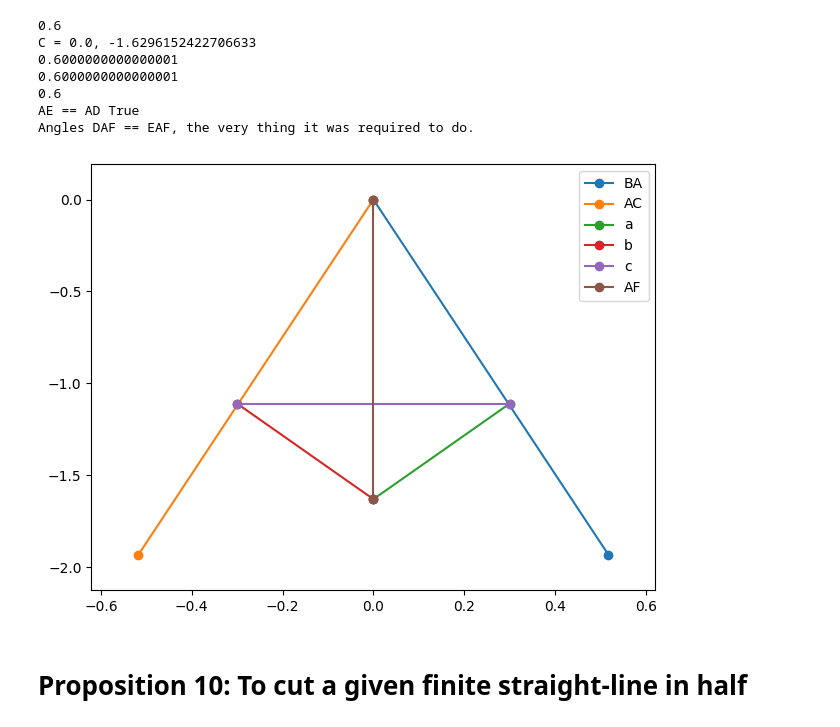
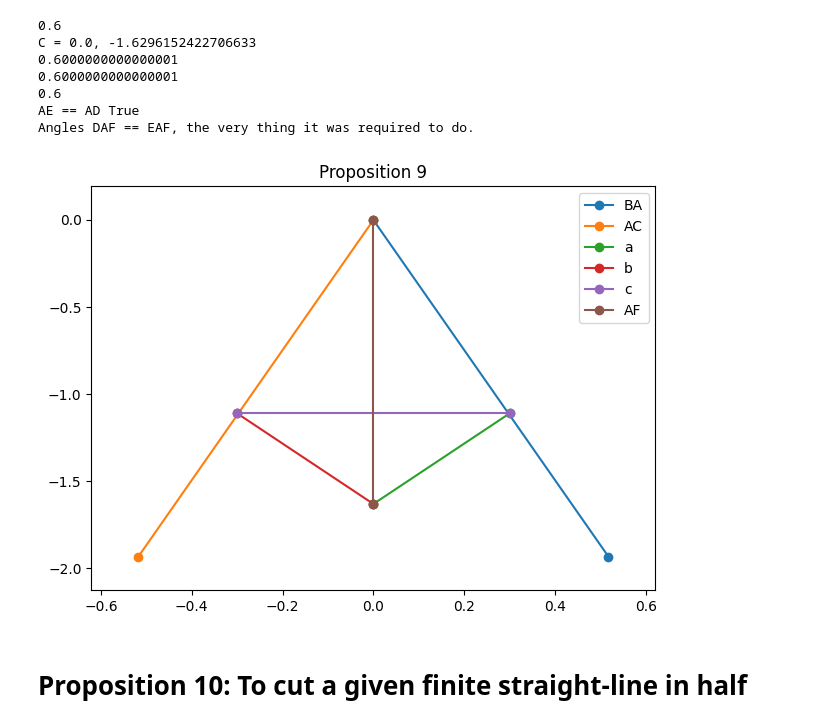
Before and after one commit to jon-bown/euclid, a Jupyter notebook: euclid_s_elements_book_1_prop_1_20.ipynb, the cells around one changed output. Saved outputs shown, nothing was run; the diff lists cells and outputs as text; code cells hidden in the pictures.

```diff
--- a/euclid_s_elements_book_1_prop_1_20.ipynb
+++ b/euclid_s_elements_book_1_prop_1_20.ipynb
@@ -410,16 +400,16 @@ class Triangle():
         Constructs a triangle from two side lengths and an angle between the two sides.
         """
         #construct point apex
-        C = Point2E(0,0)
+        C = Point2(0,0)
         #construct first side with length S1
         xb = S1 * float(Decimal(math.cos(math.radians(270.0-angle/2.0))))
         yb = S1 * float(Decimal(math.sin(math.radians(270.0-angle/2.0))))
-        B = Point2E(xb, yb)
+        B = Point2(xb, yb)
         a = Line2E(C, B)
         #construct next side with length S2 making angle A with side 1
         x2 = S2 * float(Decimal(math.cos(math.radians(270.0+angle/2.0))))
         y2 = S2 * float(Decimal(math.sin(math.radians(270.0+angle/2.0))))
-        A = Point2E(x2, y2)
+        A = Point2(x2, y2)
         b = Line2E(C, A)
         #take two final points and connect with line, pass to constructor
         c = Line2E(B, A)
@@ -442,15 +432,15 @@ class Triangle():
         if not is_valid_triangle(S1, S2, S3):
             print("Invalid Triangle Specification")
             return None
-        C = Point2E(0,0)
-        B = Point2E(0, 0 - S1)
+        C = Point2(0,0)
+        B = Point2(0, 0 - S1)
         a = Line2E(C, B)
         #determine angle to move to point A
         beta = np.degrees(np.arccos((S1**2+S2**2-S3**2)/(2*S1*S2)))
         print(beta)
         x2 = round(S2 * math.cos(math.radians(90.0+beta)), 2)
         y2 = round(S2 * math.sin(math.radians(90.0+beta)), 2)
-        A = Point2E(x2, y2)
+        A = Point2(x2, y2)
         c = Line2E(B, A)
         b = Line2E(A, C)
         return cls(a, b, c)
@@ -459,17 +449,17 @@ class Triangle():
         """
         Constructs triangle with two base angles and base side length
         """
-        B = Point2E(0.0, 0.0)
-        A = Point2E(B.x+S, 0.0)
+        B = Point2(0.0, 0.0)
+        A = Point2(B.x+S, 0.0)
         AB = Line2E(A, B)
         xc = A.x + round(S*math.cos(math.radians(180-a2)),2)
         yc = round(S*math.sin(math.radians(a2)),2)
-        tempC = Line2E(Point2E(xc, yc), A)
+        tempC = Line2E(Point2(xc, yc), A)
         xb = round(S*math.cos(math.radians(a1)), 2)
         yb = round(S*math.sin(math.radians(a1)), 2)
-        tempB = Line2E(B, Point2E(xb, yb))
+        tempB = Line2E(B, Point2(xb, yb))
         C = tempB.intersect(tempC)
-        C = Point2E(round(C.x, 2), round(C.y, 2))
+        C = Point2(round(C.x, 2), round(C.y, 2))
         CA = Line2E(C, A)
         CB = Line2E(C, B)
         return cls(CA, CB, AB)
@@ -591,9 +581,9 @@ def draw_equilateral(AB: Line2E, direction=1):
     ACE = Circle2E(B, radius)
     points = BCD.get_intersections(ACE)
     if direction == 1:
-        C = Point2E(points[2],points[3])
+        C = Point2(points[2],points[3])
     else:
-        C = Point2E(points[0],points[1])
+        C = Point2(points[0],points[1])
 
     print(f'C = {C.x}, {C.y}')
     b = Line2E(A, C)
@@ -670,7 +660,7 @@ The objective here is to take two lines of unequal length, and make a third line
 # %%
 #Let AB and C be the two given unequal straight-lines, of which let the greater be AB.
 A = Point2(0,0)
-B = Point2(2,0)
+B = Point2(1.5,0)
 AB = Line2E(A, B)
 C = Line2E(Point2(-0.5, 2), Point2(0.5, 2))
 # Draw a circle of radius length of AD and call it DEF
@@ -704,13 +694,13 @@ def prop_3(L1: Line2E, L2: Line2E):
       #Cut off the line AE at the circle's intersection with AB
       AE = Line2E(L2.p1, euclid._intersect_line2_circle(L2, DEF).p1)
       E = euclid._intersect_line2_circle(L2, DEF).p1
-      AE = Line2E(Point2E(round(L2.p1.x, 2), round(L2.p1.y, 2)),  Point2E(round(E.x, 2), round(E.y, 2)))
+      AE = Line2E(Point2(round(L2.p1.x, 2), round(L2.p1.y, 2)),  Point2(round(E.x, 2), round(E.y, 2)))
     if L2.__len__() < L1.__len__():
       # Draw a circle of radius length of AD and call it DEF
       DEF = Circle2E(L1.p1, L2.__len__())
       E = euclid._intersect_line2_circle(L1, DEF).p1
       #Cut off the line AE at the circle's intersection with AB
-      AE = Line2E(Point2E(round(L1.p1.x, 2), round(L1.p1.y, 2)),  Point2E(round(E.x, 2), round(E.y, 2)))
+      AE = Line2E(Point2(round(L1.p1.x, 2), round(L1.p1.y, 2)),  Point2(round(E.x, 2), round(E.y, 2)))
     return AE
 # %% [markdown]
 # Proposition 4:
@@ -868,9 +865,9 @@ C = 0.0, -1.6296152422706633
 AE == AD True
 Angles DAF == EAF, the very thing it was required to do.
 # %%
-plot_2d([BAC.a, BAC.b, DEF, AF], names=['BA', 'AC', 'DEF', 'AF'], colors=['blue'], annotate=False)
+plot_2d([BAC.a, BAC.b, DEF, AF], names=['BA', 'AC', 'DEF', 'AF'], colors=['blue'], annotate=False, title='Proposition 9')
 # %% [output]
-[figure, old version]
+[figure, new version]
 # %% [markdown]
 # Proposition 10: To cut a given finite straight-line in half
 # %%
```
Also changed, not shown: parts of 15 cells of this notebook.
